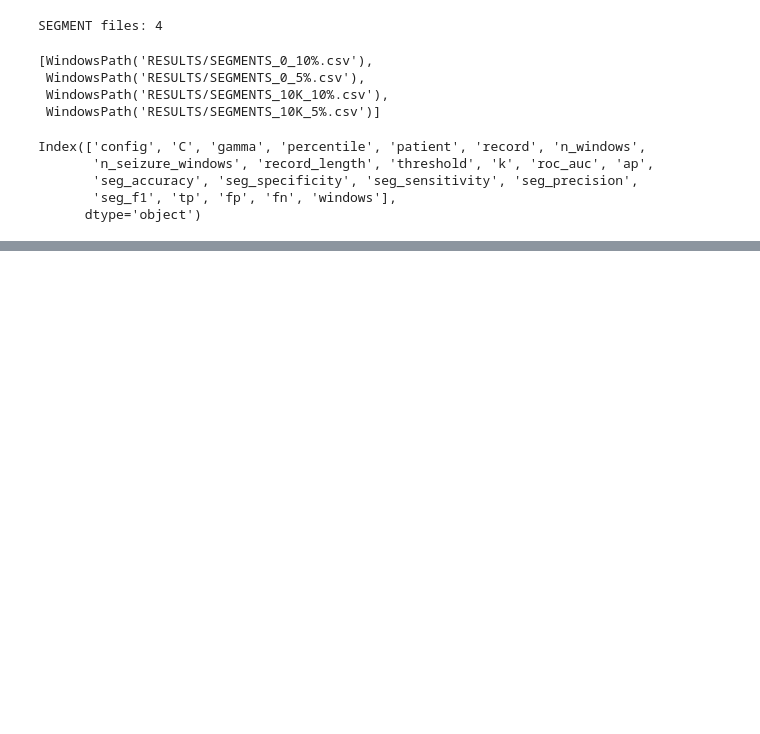
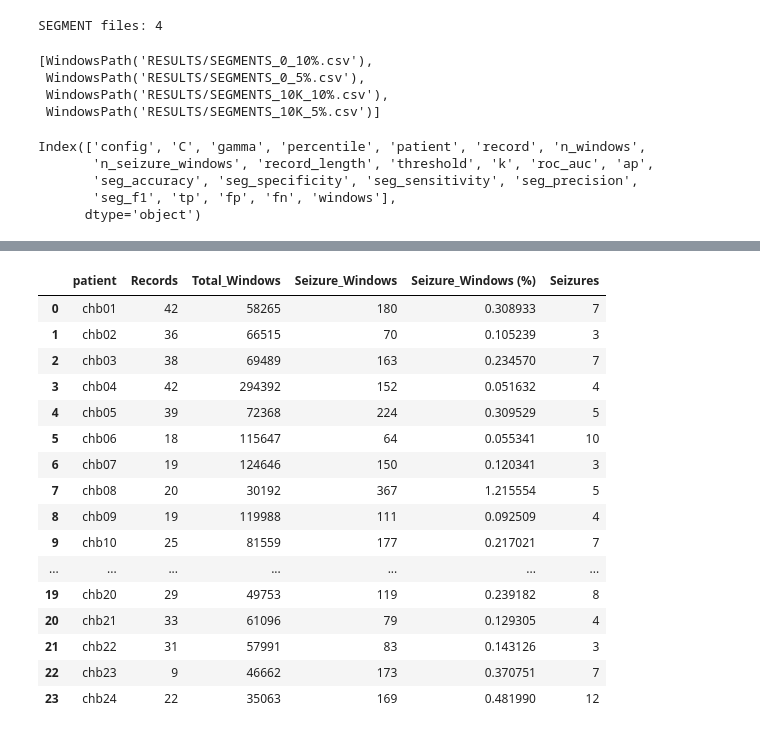
Before and after one commit to ritzww/THESIS_Directed_Connectivity_and_Data_Leakage_In_EEG_Seizure_Detection, a Jupyter notebook: merger.ipynb, the cells around one changed output, grey strips where cells are left out. Drawn from its saved outputs; the diff is of its cells as text; code cells hidden in the pictures; blank space fills up the shorter version.

```diff
--- a/merger.ipynb
+++ b/merger.ipynb
@@ -249,0 +326,20 @@ SEGMENTS.to_csv("SEGMENT_LEVEL_RESULTS.csv", index=False)
+# %%
+import pandas as pd
+
+df = pd.read_csv("../RESULTS/BEFORE/0_SEGMENTS.csv")
+
+summary = (
+    df.groupby("patient")
+      .agg(
+          Records=("record", "count"),
+          Total_Windows=("n_windows", "sum"),
+          Seizure_Windows=("n_seizure_windows", "sum"),
+      )
+      .reset_index()
+)
+
+summary["Seizure_Windows (%)"] = (
+    100 * summary["Seizure_Windows"] / summary["Total_Windows"]
+)
+
+summary
@@ -249,0 +364,35 @@ SEGMENTS.to_csv("SEGMENT_LEVEL_RESULTS.csv", index=False)
+# %%
+results = pd.read_csv("../RESULTS/BEFORE/0_RESULTS.csv")
+
+n_seizures = (
+    results.groupby("patient")[["TP", "FN"]]
+           .sum()
+)
+
+n_seizures["Seizures"] = n_seizures["TP"] + n_seizures["FN"]
+
+summary = summary.merge(
+    n_seizures[["Seizures"]],
+    on="patient",
+    how="left"
+)
+
+summary
+# %% [output]
+|  | patient | Records | Total_Windows | Seizure_Windows | Seizure_Windows (%) | Seizures |
+| 0 | chb01 | 42 | 58265 | 180 | 0.308933 | 7 |
+| 1 | chb02 | 36 | 66515 | 70 | 0.105239 | 3 |
+| 2 | chb03 | 38 | 69489 | 163 | 0.234570 | 7 |
+| 3 | chb04 | 42 | 294392 | 152 | 0.051632 | 4 |
+| 4 | chb05 | 39 | 72368 | 224 | 0.309529 | 5 |
+| 5 | chb06 | 18 | 115647 | 64 | 0.055341 | 10 |
+| 6 | chb07 | 19 | 124646 | 150 | 0.120341 | 3 |
+| 7 | chb08 | 20 | 30192 | 367 | 1.215554 | 5 |
+| 8 | chb09 | 19 | 119988 | 111 | 0.092509 | 4 |
+| 9 | chb10 | 25 | 81559 | 177 | 0.217021 | 7 |
+| ... | ... | ... | ... | ... | ... | ... |
+| 19 | chb20 | 29 | 49753 | 119 | 0.239182 | 8 |
+| 20 | chb21 | 33 | 61096 | 79 | 0.129305 | 4 |
+| 21 | chb22 | 31 | 57991 | 83 | 0.143126 | 3 |
+| 22 | chb23 | 9 | 46662 | 173 | 0.370751 | 7 |
+| 23 | chb24 | 22 | 35063 | 169 | 0.481990 | 12 |
```
Also changed, not shown: parts of 10 cells of this notebook, 7 other files.
